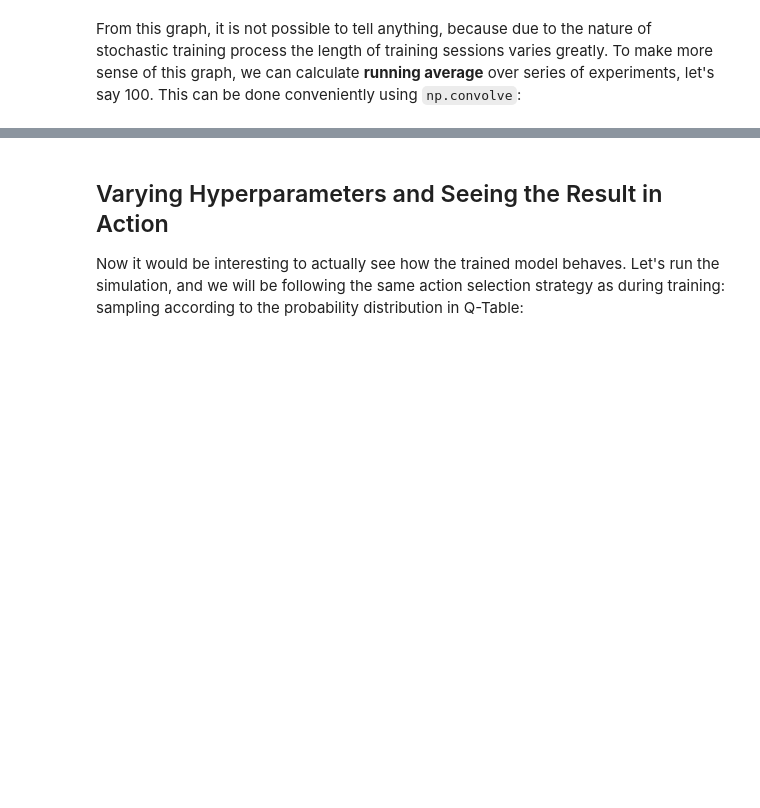
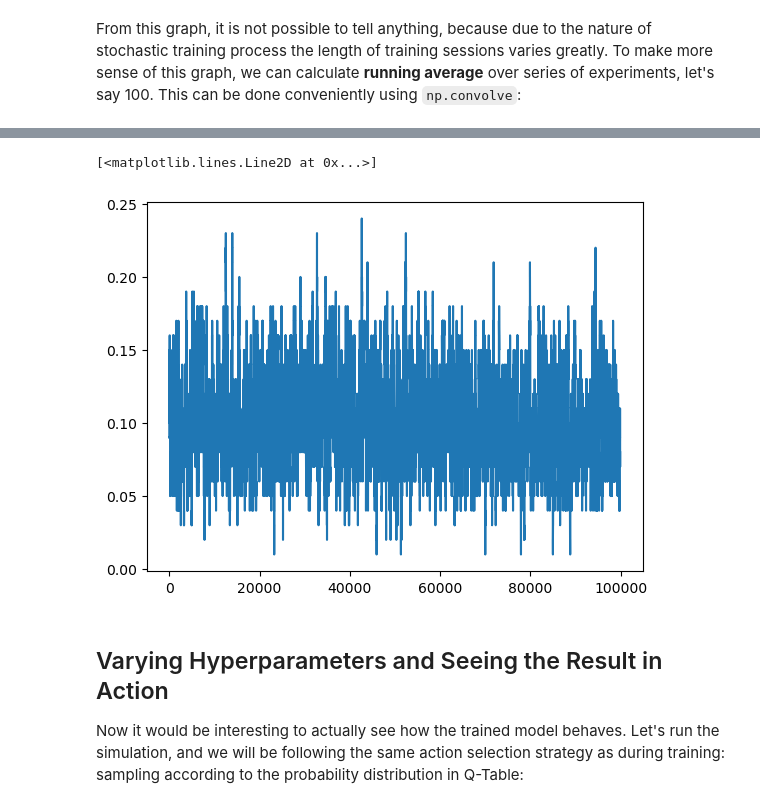
Before and after one commit to lukmanaj/ArewaDS-Machine-Learning-Assignments, a Jupyter notebook: week_10_Reinforcement_Learning/2-Gym/practice_notebook.ipynb, the cells around one changed output, grey strips where cells are left out. Cells and saved outputs as stored; diff of their text form; code cells hidden in the pictures; blank space fills up the shorter version.

```diff
--- a/week_10_Reinforcement_Learning/2-Gym/practice_notebook.ipynb
+++ b/week_10_Reinforcement_Learning/2-Gym/practice_notebook.ipynb
@@ -95,0 +134,13 @@ Let's now run a short simulation and observe those discrete environment values.
+# %%
+env = gym.make("CartPole-v1", render_mode = "human")
+observation, info = env.reset()
+
+for _ in range(100):
+    action = env.action_space.sample()  # agent policy that uses the observation and info
+    observation, reward, terminated, truncated, info = env.step(action)
+    print(discretize(observation))
+
+    if terminated or truncated:
+        observation, info = env.reset()
+
+env.close()
@@ -99,0 +173,6 @@ Let's now run a short simulation and observe those discrete environment values.
+# %%
+Q = {}
+actions = (0,1)
+
+def qvalues(state):
+    return [Q.get((state,a),0) for a in actions]
@@ -126,0 +187,5 @@ Let's now run a short simulation and observe those discrete environment values.
+# %%
+# hyperparameters
+alpha = 0.3
+gamma = 0.9
+epsilon = 0.90
@@ -141,3 +291,11 @@ From this graph, it is not possible to tell anything, because due to the nature
+# %%
+def running_average(x,window):
+    return np.convolve(x,np.ones(window)/window,mode='valid')
+
+plt.plot(running_average(rewards,100))
+# %% [output]
+[<matplotlib.lines.Line2D at 0x...>]
+[figure, added]
 # %% [markdown]
 ## Varying Hyperparameters and Seeing the Result in Action
 
```
Also changed, not shown: parts of 39 cells of this notebook, 7 other files.
